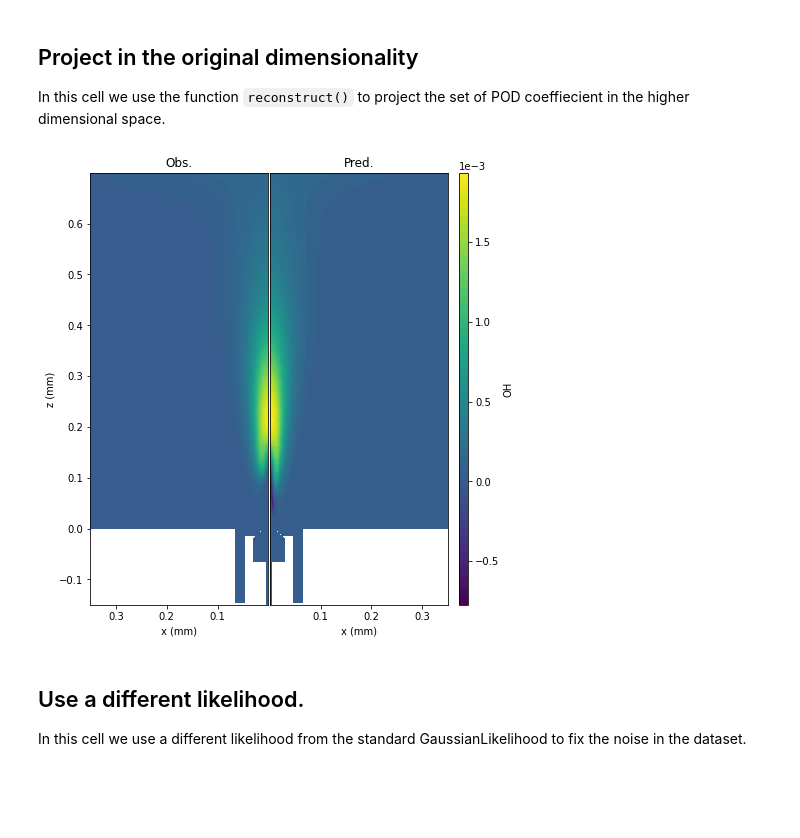
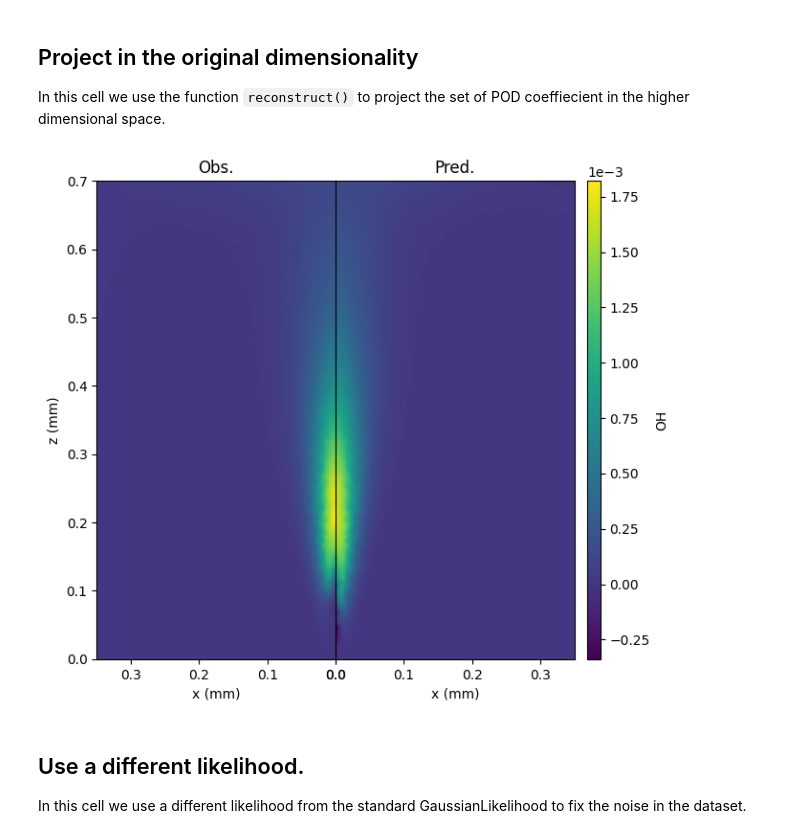
Before and after one commit to burn-research/OpenMEASURE, a Jupyter notebook: docs/gpr_doc.ipynb, the cells around one changed output. Saved outputs shown, nothing was run; the diff lists cells and outputs as text; code cells hidden in the pictures; blank space fills up the shorter version.

```diff
--- a/docs/gpr_doc.ipynb
+++ b/docs/gpr_doc.ipynb
@@ -282,70 +289,57 @@ def plot_comparison_3D(mesh, zs, normal, origin, axis, feature, cmap='viridis'):
 
     plt.show()
 
-def plot_comparison(plane, zs, feature, cmap='viridis'):
+def plot_comparison(zs, feature, cmap='viridis'):
     n_cases = len(zs)
     cases = ['Obs.', 'Pred.']
-    for i, case in enumerate(cases):
-        plane[case] = zs[i]
 
-    plane = plane.ctp()
-
-    vmin = np.min([plane[cases[0]].min(), plane[cases[1]].min()])
-    vmax = np.max([plane[cases[0]].max(), plane[cases[1]].max()])
-
-    extent_min = [-0.2, -0.2, 0.1]
-    extent_max = [0.2, 0.2, 0.5]
-
-    x = plane.points
-    tri = plane.faces.reshape((-1,4))[:, 1:]
+    vmin = np.min([zs[0].min(), zs[1].min()])
+    vmax = np.max([zs[0].max(), zs[1].max()])
 
     fig, axs = plt.subplots(ncols=n_cases, figsize=(5.4, 6))
-    levels = 64
 
     axis_labels = ['x', 'y', 'z']
     fig.subplots_adjust(bottom=0., top=1., left=0, right=.925, wspace=0.0, hspace=0.05)
 
     for i, ax in enumerate(axs):
-        if i == 0:
-            ax.invert_xaxis()
-
-        cs = ax.tricontourf(x[:,0], x[:,2], tri, plane[cases[i]], cmap=cmap,
-                        levels=levels, vmin=vmin, vmax=vmax)
+        cs = ax.imshow(zs[i].reshape(im_shape), origin='lower', interpolation='gaussian',
+                       extent=[0, 0.35, 0, 0.7], cmap=cmap, vmin=vmin, vmax=vmax)
 
         ax.set_aspect('equal')
         ax.set_xlabel(f'{axis_labels[0]} (mm)')
         ax.set_title(cases[i])
 
         if i > 0:
             ax.tick_params(axis='y', which='both', left=False, labelleft=False)
         else:
             ax.set_ylabel(f'{axis_labels[2]} (mm)')
+            ax.invert_xaxis()
 
 
     ax_bounds = axs[1].get_position().bounds
     cb_ax = fig.add_axes([0.95, ax_bounds[1], 0.025, ax_bounds[3]])
     norm = mpl.colors.Normalize(vmin=vmin, vmax=vmax)
     cbar = fig.colorbar(mpl.cm.ScalarMappable(norm=norm, cmap=cmap),
                         cax=cb_ax, orientation='vertical', label=feature)
     fmt = mpl.ticker.ScalarFormatter(useMathText=True)
     cbar.formatter.set_powerlimits((0, 4))
     cb_ax.yaxis.set_offset_position('left')
 
     plt.show()
 
 # Reconstruct the high-dimensional state from the POD coefficients
 Xp = gpr.reconstruct(Ap)
 
 # Select the feature to plot
 str_ind = 'OH'
 ind = features.index(str_ind)
 
 x_test = X_test[ind*n_cells:(ind+1)*n_cells,3]
 xp_test = Xp[ind*n_cells:(ind+1)*n_cells, 3]
 
-plot_comparison(plane, [x_test, xp_test], 'OH')
+plot_comparison([x_test, xp_test], 'OH')
 # %% [output]
-[figure, old version]
+[figure, new version]
 # %% [markdown]
 ## Use a different likelihood.
 
```
Also changed, not shown: parts of 9 cells of this notebook, 8 other files.
